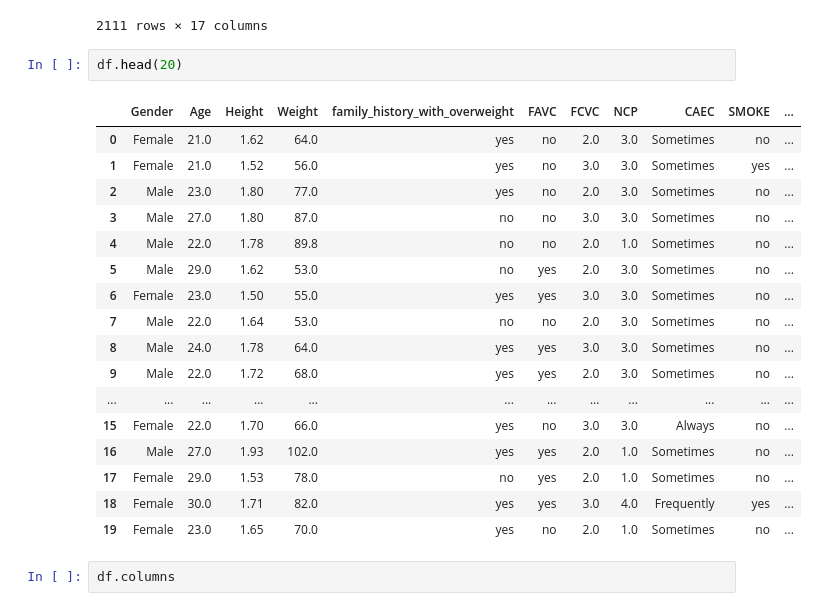
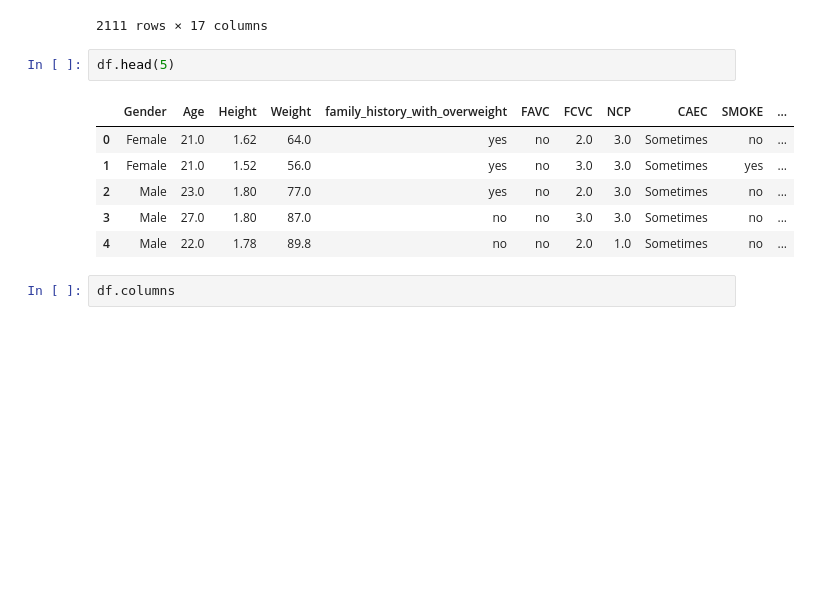
Before and after one commit to Nurbanuak/Presentation_project, a Jupyter notebook: main.ipynb, the cells around one changed output. Drawn from its saved outputs; the diff is of its cells as text; blank space fills up the shorter version.

```diff
--- a/main.ipynb
+++ b/main.ipynb
@@ -57,25 +58,14 @@ df
 | 2110 | Female | 23.664709 | 1.738836 | 133.472641 | yes | yes | 3.0 | 3.0 | Sometimes | no | ... |
 2111 rows × 17 columns
 # %%
-df.head(20)
+df.head(5)
 # %% [output]
 |  | Gender | Age | Height | Weight | family_history_with_overweight | FAVC | FCVC | NCP | CAEC | SMOKE | ... |
 | 0 | Female | 21.0 | 1.62 | 64.0 | yes | no | 2.0 | 3.0 | Sometimes | no | ... |
 | 1 | Female | 21.0 | 1.52 | 56.0 | yes | no | 3.0 | 3.0 | Sometimes | yes | ... |
 | 2 | Male | 23.0 | 1.80 | 77.0 | yes | no | 2.0 | 3.0 | Sometimes | no | ... |
 | 3 | Male | 27.0 | 1.80 | 87.0 | no | no | 3.0 | 3.0 | Sometimes | no | ... |
 | 4 | Male | 22.0 | 1.78 | 89.8 | no | no | 2.0 | 1.0 | Sometimes | no | ... |
-| 5 | Male | 29.0 | 1.62 | 53.0 | no | yes | 2.0 | 3.0 | Sometimes | no | ... |
-| 6 | Female | 23.0 | 1.50 | 55.0 | yes | yes | 3.0 | 3.0 | Sometimes | no | ... |
-| 7 | Male | 22.0 | 1.64 | 53.0 | no | no | 2.0 | 3.0 | Sometimes | no | ... |
-| 8 | Male | 24.0 | 1.78 | 64.0 | yes | yes | 3.0 | 3.0 | Sometimes | no | ... |
-| 9 | Male | 22.0 | 1.72 | 68.0 | yes | yes | 2.0 | 3.0 | Sometimes | no | ... |
-| ... | ... | ... | ... | ... | ... | ... | ... | ... | ... | ... | ... |
-| 15 | Female | 22.0 | 1.70 | 66.0 | yes | no | 3.0 | 3.0 | Always | no | ... |
-| 16 | Male | 27.0 | 1.93 | 102.0 | yes | yes | 2.0 | 1.0 | Sometimes | no | ... |
-| 17 | Female | 29.0 | 1.53 | 78.0 | no | yes | 2.0 | 1.0 | Sometimes | no | ... |
-| 18 | Female | 30.0 | 1.71 | 82.0 | yes | yes | 3.0 | 4.0 | Frequently | yes | ... |
-| 19 | Female | 23.0 | 1.65 | 70.0 | yes | no | 2.0 | 1.0 | Sometimes | no | ... |
 # %%
 df.columns
 # %% [output]
```
Also changed, not shown: parts of 26 cells of this notebook, 1 other file.
